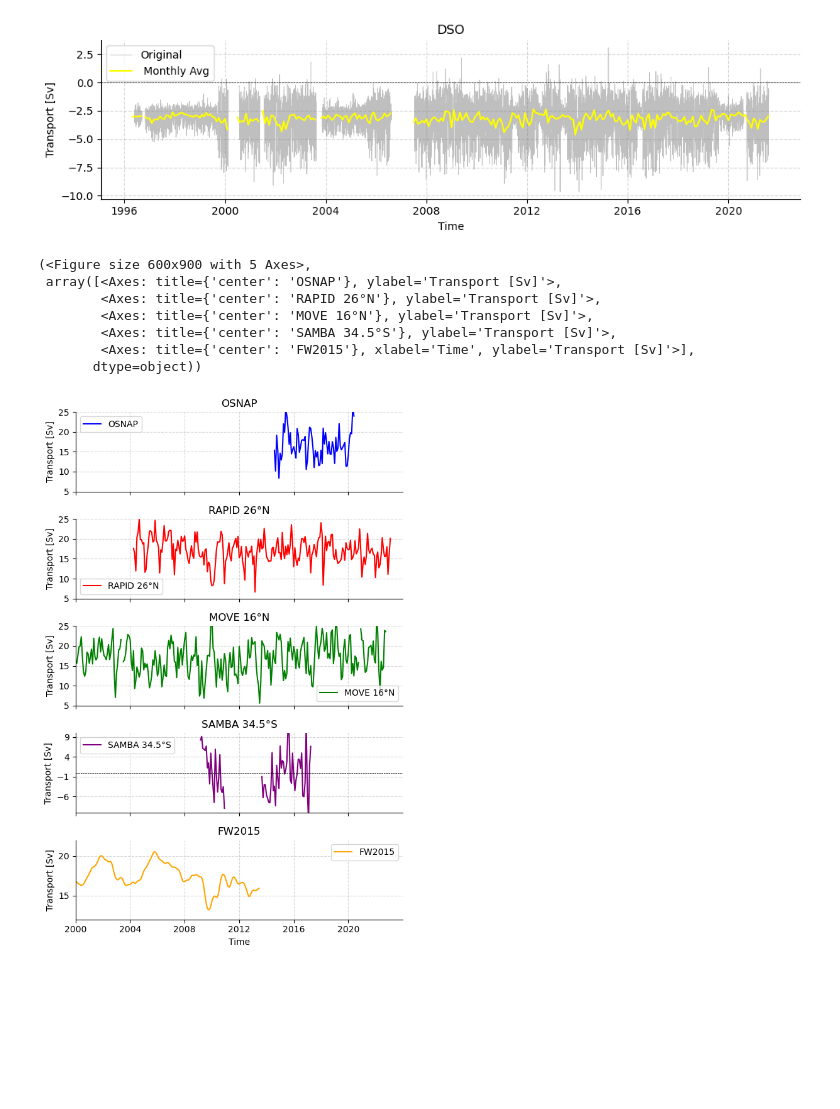
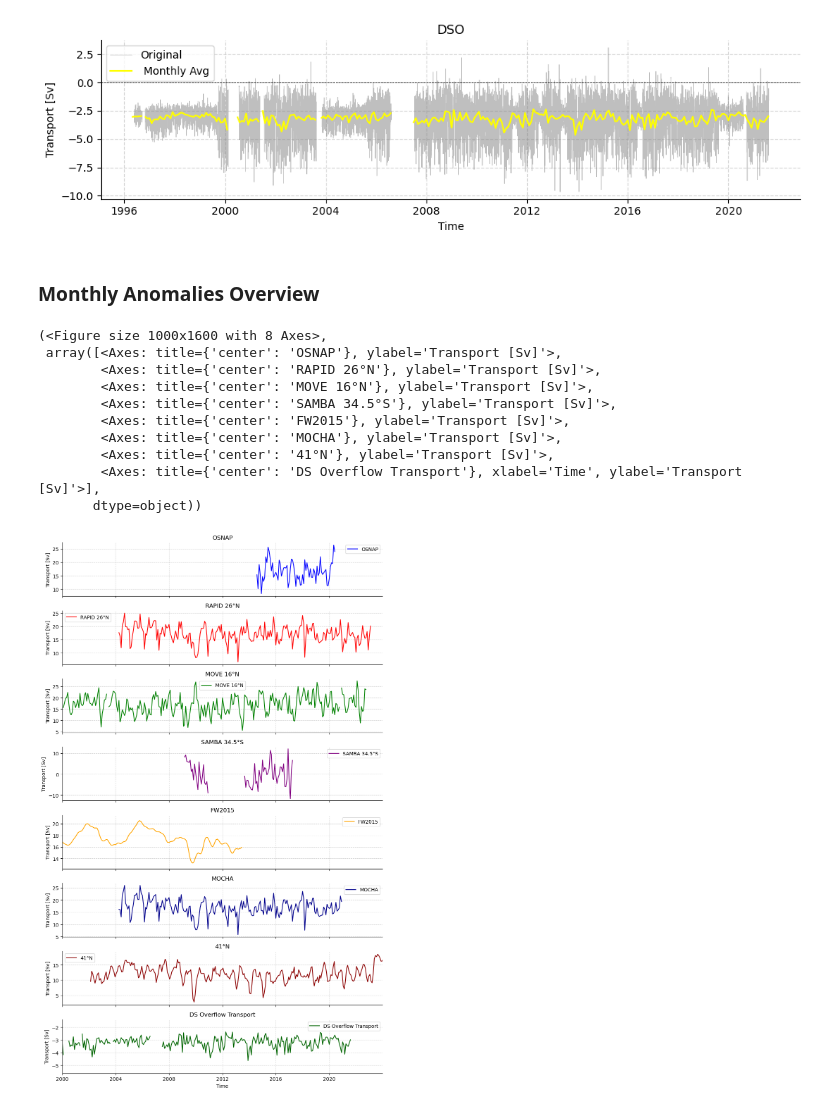
Before and after one commit to eleanorfrajka/MOC-transport, a Jupyter notebook: demo-output.ipynb, the cells around one changed output. Drawn from its saved outputs; the diff is of its cells as text; code cells hidden in the pictures; blank space fills up the shorter version.

```diff
--- a/demo-output.ipynb
+++ b/demo-output.ipynb
@@ -358,25 +358,36 @@ plotters.plot_amoc_timeseries(
 )
 # %% [output]
 [figure]
-# %%
-plotters.plot_monthly_anomalies(
-    osnap_data=standardOSNAP[0]["MOC_ALL"],
-    rapid_data=standardRAPID[0]["moc_mar_hc10"],
-    move_data=-standardMOVE[0]["TRANSPORT_TOTAL"],
-    samba_data=standardSAMBA[1]["MOC"],
-    fw2015_data=standardfw2015[0]["MOC_PROXY"],
-    osnap_label="OSNAP",
-    rapid_label="RAPID 26°N",
-    move_label="MOVE 16°N",
-    samba_label="SAMBA 34.5°S",
-    fw2015_label="FW2015",
-)
-# %% [output]
-(<Figure size 600x900 with 5 Axes>,
- array([<Axes: title={'center': 'OSNAP'}, ylabel='Transport [Sv]'>,
-        <Axes: title={'center': 'RAPID 26°N'}, ylabel='Transport [Sv]'>,
-        <Axes: title={'center': 'MOVE 16°N'}, ylabel='Transport [Sv]'>,
-        <Axes: title={'center': 'SAMBA 34.5°S'}, ylabel='Transport [Sv]'>,
-        <Axes: title={'center': 'FW2015'}, xlabel='Time', ylabel='Transport [Sv]'>],
-       dtype=object))
-[figure, removed]
+# %% [markdown]
+### Monthly Anomalies Overview
+# %%
+plotters.plot_monthly_anomalies(
+    osnap_data=standardOSNAP[0]["MOC_ALL"],
+    rapid_data=standardRAPID[0]["moc_mar_hc10"],
+    move_data=-standardMOVE[0]["TRANSPORT_TOTAL"],
+    samba_data=standardSAMBA[1]["MOC"],
+    fw2015_data=standardfw2015[0]["MOC_PROXY"],
+    mocha_data = standardMOCHA[0]["maxmoc"],
+    fortyone_data = standard41n[0]["MOT"],
+    dso_data = standardDSO[0]["DSO"],
+    osnap_label="OSNAP",
+    rapid_label="RAPID 26°N",
+    move_label="MOVE 16°N",
+    samba_label="SAMBA 34.5°S",
+    fw2015_label="FW2015",
+    mocha_label = "MOCHA",
+    fortyone_label = "41°N",
+    dso_label = "DS Overflow Transport"
+)
+# %% [output]
+(<Figure size 1000x1600 with 8 Axes>,
+ array([<Axes: title={'center': 'OSNAP'}, ylabel='Transport [Sv]'>,
+        <Axes: title={'center': 'RAPID 26°N'}, ylabel='Transport [Sv]'>,
+        <Axes: title={'center': 'MOVE 16°N'}, ylabel='Transport [Sv]'>,
+        <Axes: title={'center': 'SAMBA 34.5°S'}, ylabel='Transport [Sv]'>,
+        <Axes: title={'center': 'FW2015'}, ylabel='Transport [Sv]'>,
+        <Axes: title={'center': 'MOCHA'}, ylabel='Transport [Sv]'>,
+        <Axes: title={'center': '41°N'}, ylabel='Transport [Sv]'>,
+        <Axes: title={'center': 'DS Overflow Transport'}, xlabel='Time', ylabel='Transport [Sv]'>],
+       dtype=object))
+[figure, added]
```
Also changed, not shown: 9 other files.
